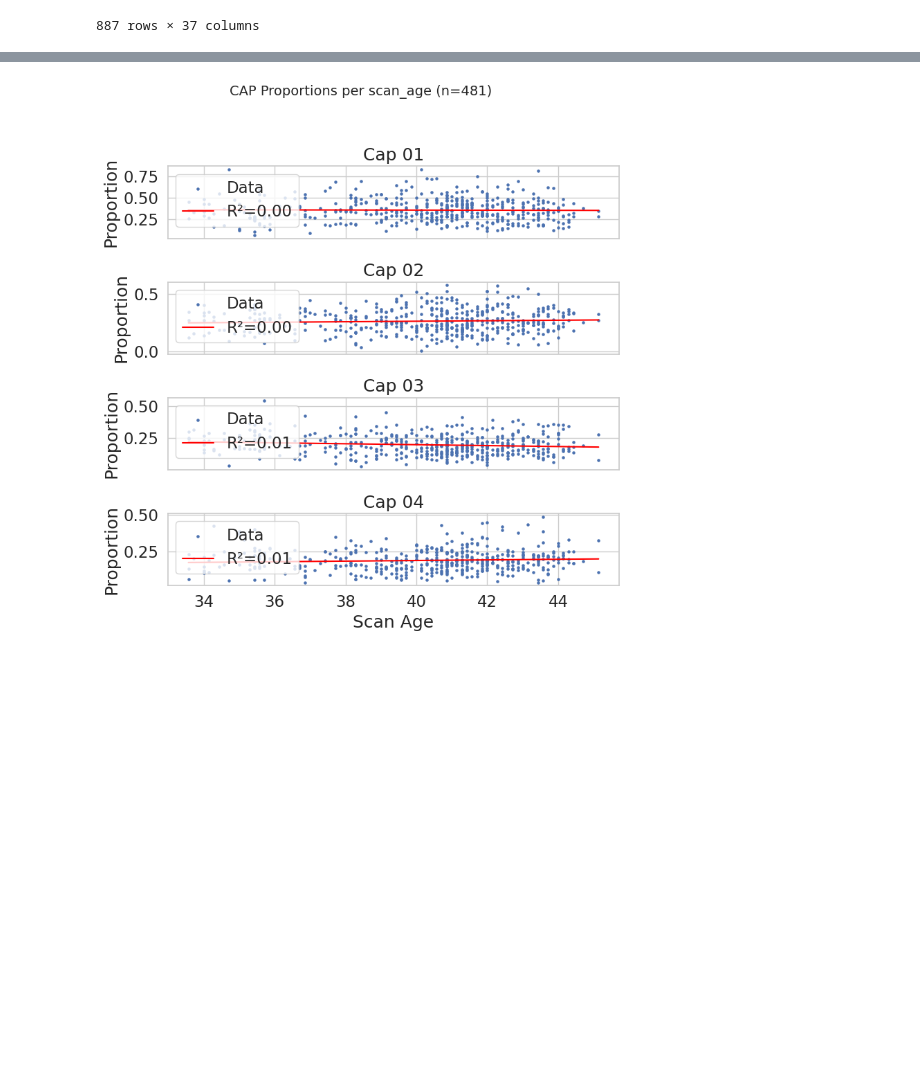
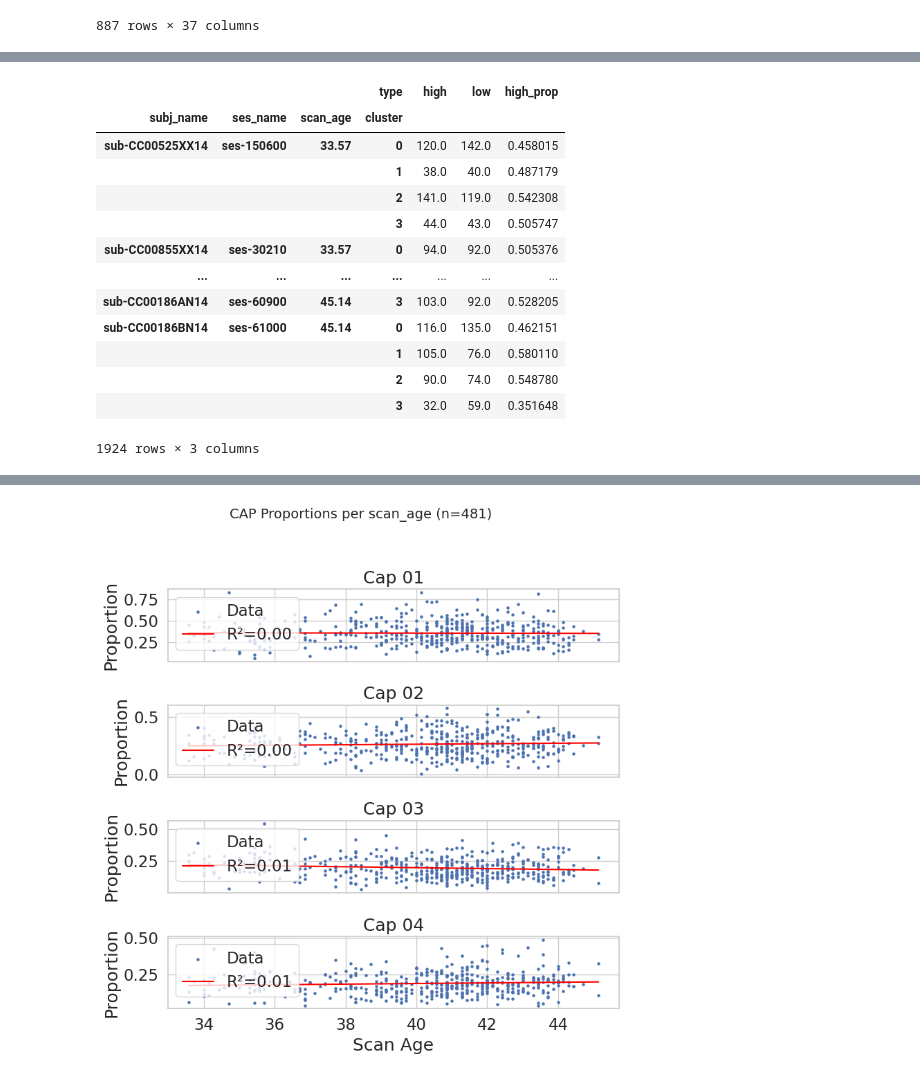
Before and after one commit to seb2o/devCAPs, a Jupyter notebook: src/inspect_clustering.ipynb, the cells around one changed output, grey strips where cells are left out. Cells and saved outputs as stored; diff of their text form; code cells hidden in the pictures; blank space fills up the shorter version.

```diff
--- a/src/inspect_clustering.ipynb
+++ b/src/inspect_clustering.ipynb
@@ -68,0 +69,20 @@ combined_df
+# %%
+types_per_age = combined_df.groupby(['subj_name', 'ses_name', 'scan_age', 'cluster', 'type']).size().unstack()
+types_per_age = types_per_age.sort_values(by=['scan_age', 'subj_name', 'ses_name'])
+types_per_age["high_prop"] = types_per_age['high'] / types_per_age.sum(axis=1)
+types_per_age
+# %% [output]
+|  |  |  | type | high | low | high_prop |
+| subj_name | ses_name | scan_age | cluster |  |  |  |
+| sub-CC00525XX14 | ses-150600 | 33.57 | 0 | 120.0 | 142.0 | 0.458015 |
+|  |  |  | 1 | 38.0 | 40.0 | 0.487179 |
+|  |  |  | 2 | 141.0 | 119.0 | 0.542308 |
+|  |  |  | 3 | 44.0 | 43.0 | 0.505747 |
+| sub-CC00855XX14 | ses-30210 | 33.57 | 0 | 94.0 | 92.0 | 0.505376 |
+| ... | ... | ... | ... | ... | ... | ... |
+| sub-CC00186AN14 | ses-60900 | 45.14 | 3 | 103.0 | 92.0 | 0.528205 |
+| sub-CC00186BN14 | ses-61000 | 45.14 | 0 | 116.0 | 135.0 | 0.462151 |
+|  |  |  | 1 | 105.0 | 76.0 | 0.580110 |
+|  |  |  | 2 | 90.0 | 74.0 | 0.548780 |
+|  |  |  | 3 | 32.0 | 59.0 | 0.351648 |
+1924 rows × 3 columns
```
Also changed, not shown: parts of 6 cells of this notebook.
